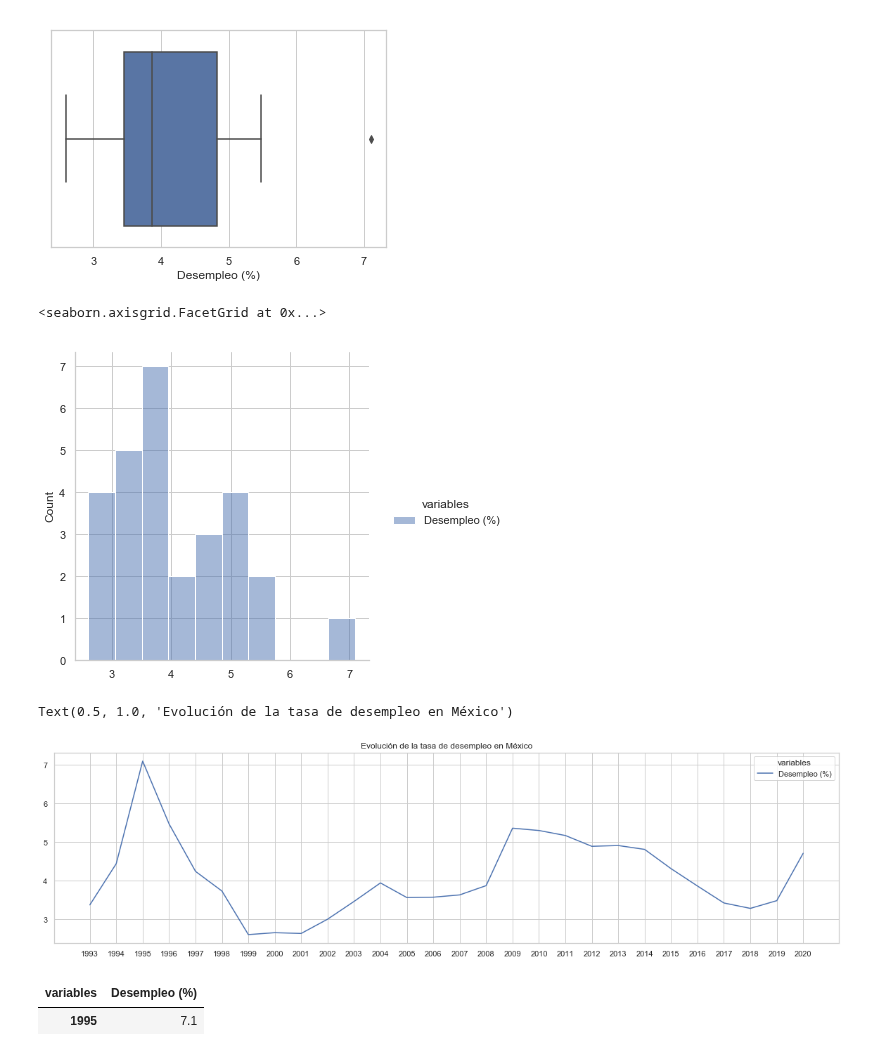
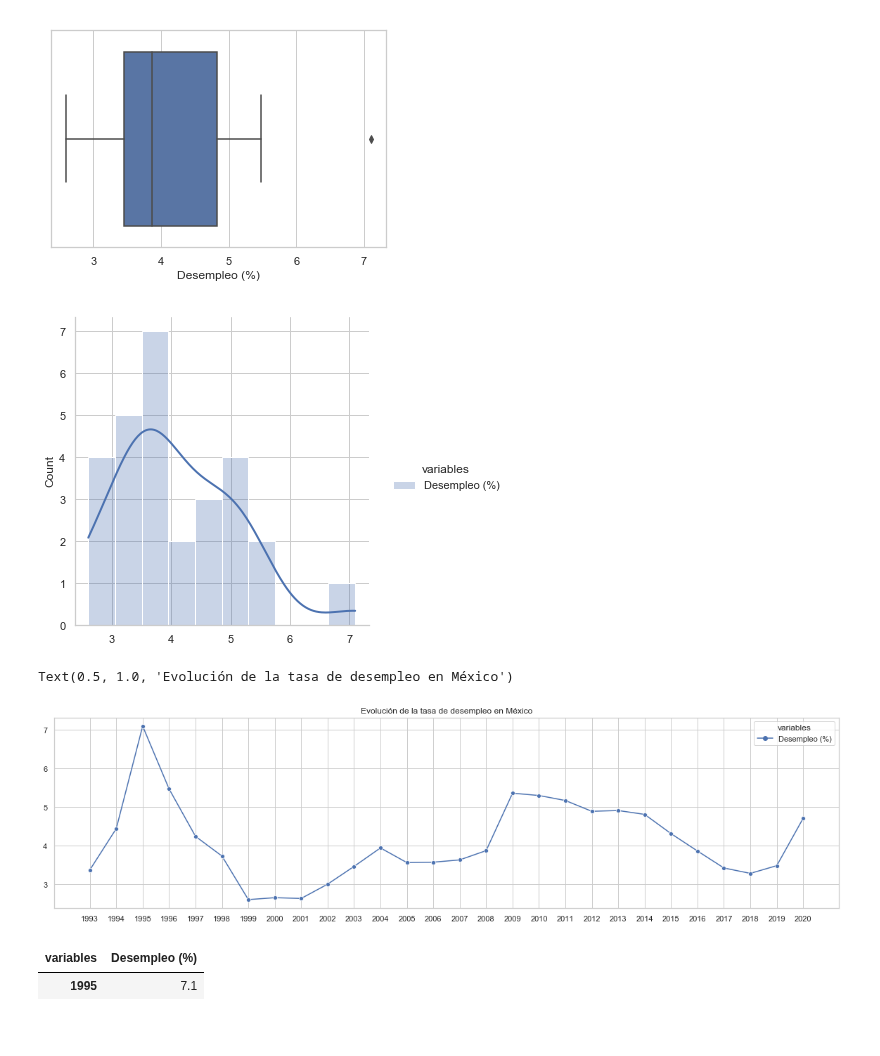
Before and after one commit to Afri-cola/Kschool-TFM, a Jupyter notebook: Edit_Desempleo.ipynb, the cells around one changed output. Saved outputs shown, nothing was run; the diff lists cells and outputs as text; code cells hidden in the pictures.

Commit message:
Variable

```diff
--- a/Edit_Desempleo.ipynb
+++ b/Edit_Desempleo.ipynb
@@ -24 +13,4 @@ def limpieza_indicadores(root):
+# %%
+root_Desempleo = "Variables_economicas/Desempleo.csv"
+df_Desempleo = variable_porcentaje(root_Desempleo)
 # %%
@@ -54,17 +55,17 @@ ax = sns.boxplot(x=df_desempleo["Desempleo (%)"])
 # %% [output]
 [figure]
 # %%
-sns.displot(df_desempleo, bins=10)
+sns.displot(df_desempleo, bins=10, line_kws= {'linewidth': 2},
+        alpha   = 0.3, kde     = True);
 # %% [output]
-<seaborn.axisgrid.FacetGrid at 0x...>
-[figure, old version]
+[figure, new version]
 # %%
 plt.figure(figsize=(20,5))
-sns.lineplot(data=df_desempleo)
+sns.lineplot(data=df_desempleo, markers = True)
 plt.title('Evolución de la tasa de desempleo en México')
 # %% [output]
 Text(0.5, 1.0, 'Evolución de la tasa de desempleo en México')
-[figure, old version]
+[figure, new version]
 # %%
 df_desempleo.loc[df_desempleo['Desempleo (%)'] == df_desempleo['Desempleo (%)'].max()]
 # %% [output]
```
Also changed, not shown: parts of 4 cells of this notebook.
